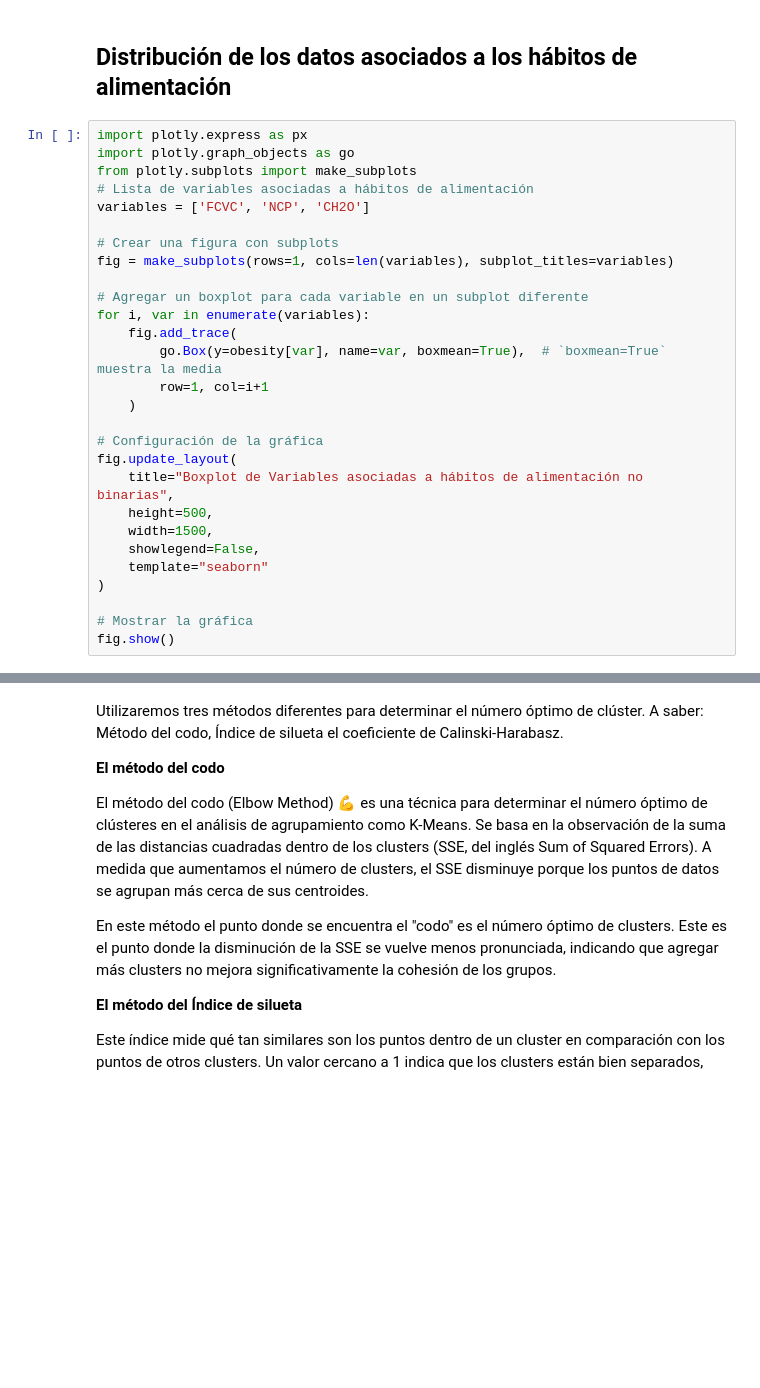
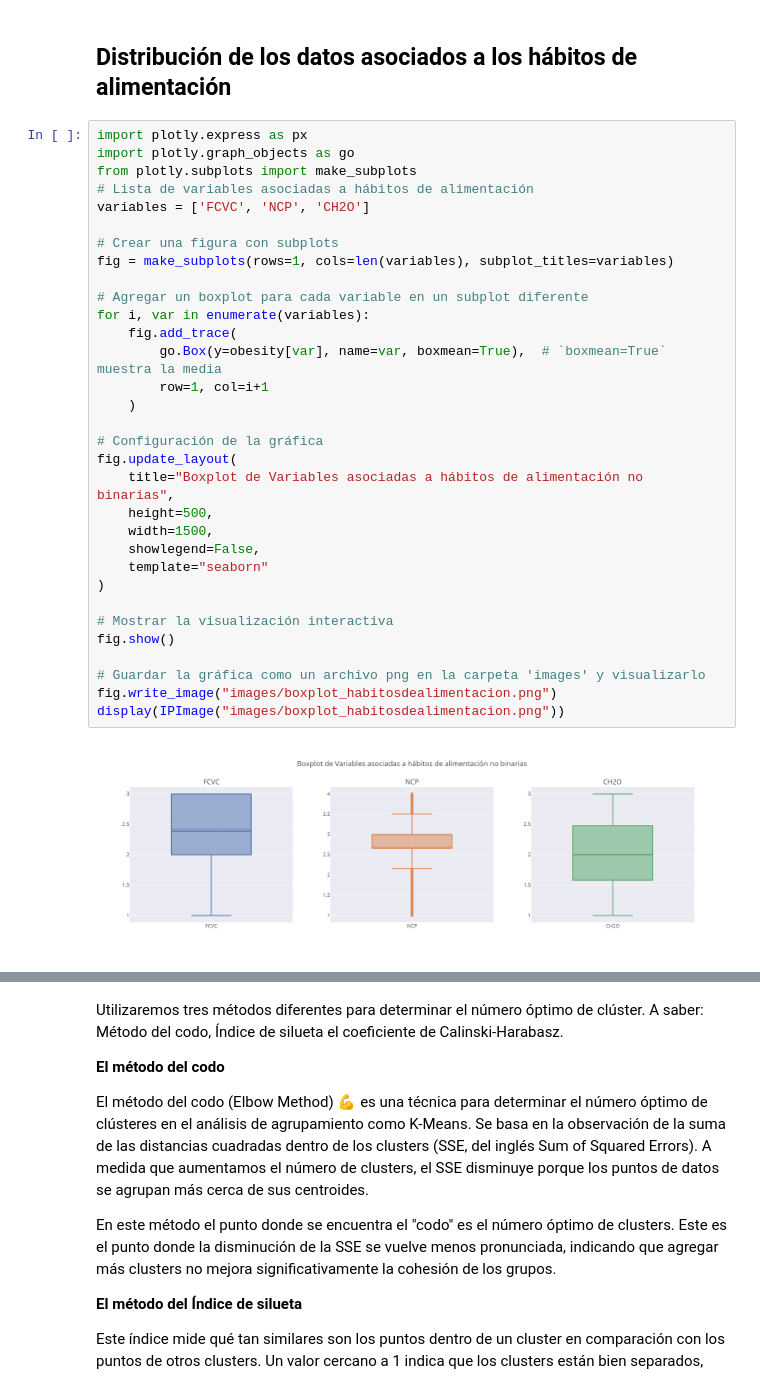
Before and after one commit to leidysvalencia/MachineLearning1-Proyecto-final, a Jupyter notebook: Código/Proyecto 3 - Agrupación de datos sobre obesidad.ipynb, the cells around one changed output, grey strips where cells are left out. Cells and saved outputs as stored; diff of their text form; blank space fills up the shorter version.

```diff
--- a/Código/Proyecto 3 - Agrupación de datos sobre obesidad.ipynb
+++ b/Código/Proyecto 3 - Agrupación de datos sobre obesidad.ipynb
@@ -440,31 +461,37 @@ Se concluye que se escalarán los datos.
 # %%
 import plotly.express as px
 import plotly.graph_objects as go
 from plotly.subplots import make_subplots
 # Lista de variables asociadas a hábitos de alimentación
 variables = ['FCVC', 'NCP', 'CH2O']
 
 # Crear una figura con subplots
 fig = make_subplots(rows=1, cols=len(variables), subplot_titles=variables)
 
 # Agregar un boxplot para cada variable en un subplot diferente
 for i, var in enumerate(variables):
     fig.add_trace(
         go.Box(y=obesity[var], name=var, boxmean=True),  # `boxmean=True` muestra la media
         row=1, col=i+1
     )
 
 # Configuración de la gráfica
 fig.update_layout(
     title="Boxplot de Variables asociadas a hábitos de alimentación no binarias",
     height=500,
     width=1500,
     showlegend=False,
     template="seaborn"
 )
 
-# Mostrar la gráfica
+# Mostrar la visualización interactiva
 fig.show()
+
+# Guardar la gráfica como un archivo png en la carpeta 'images' y visualizarlo
+fig.write_image("images/boxplot_habitosdealimentacion.png")
+display(IPImage("images/boxplot_habitosdealimentacion.png"))
+# %% [output]
+[figure, added]
 # %%
 # Lista de variables asociadas a hábitos de comportamiento
 variables = ['FAF', 'TUE', 'CALC']
```
Also changed, not shown: parts of 23 cells of this notebook, 8 other files.
